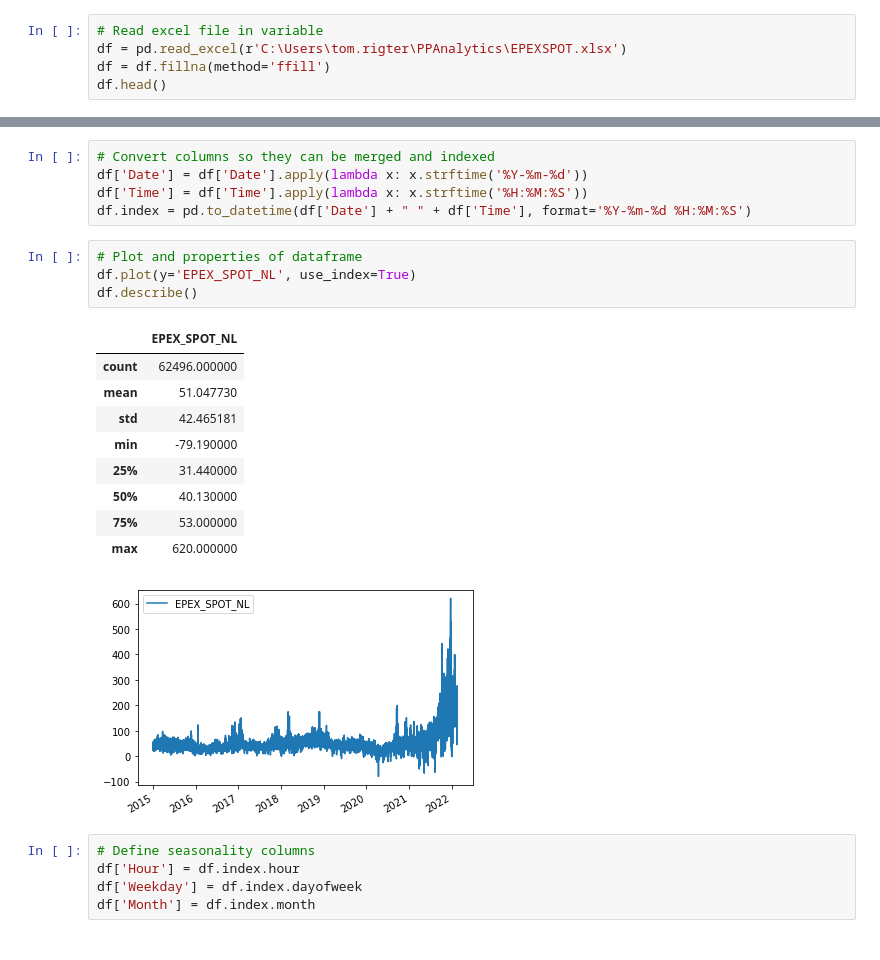
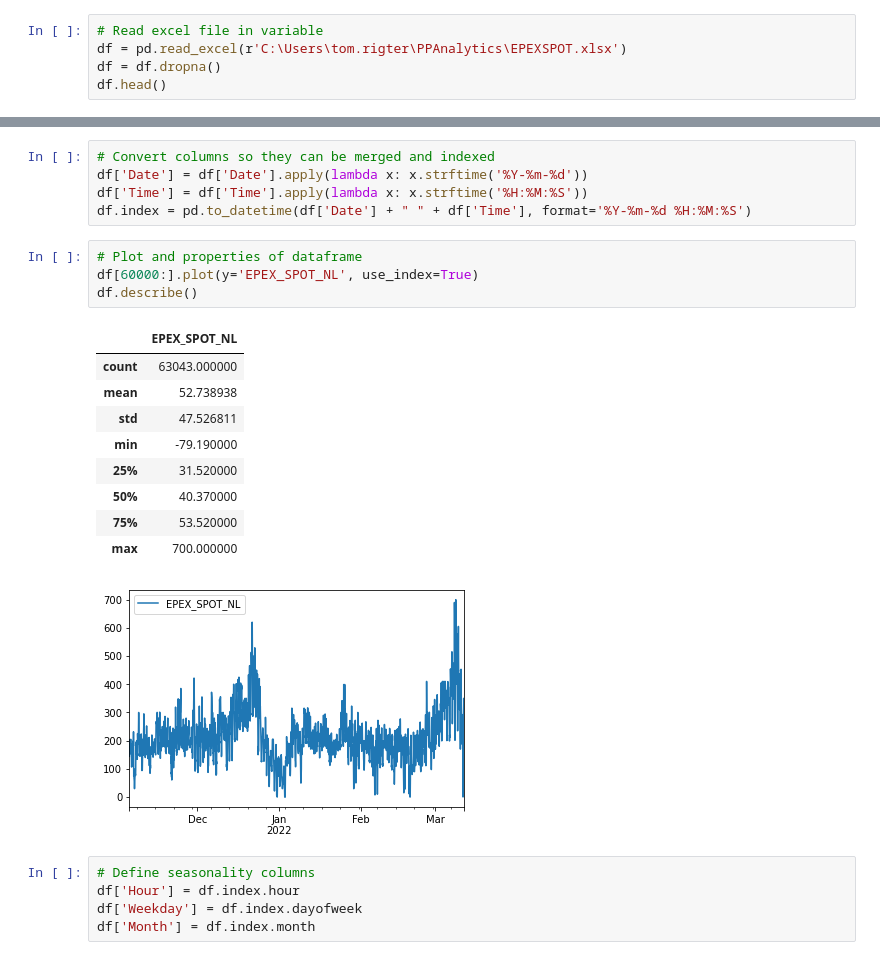
Before and after one commit to tomrigt/PPAnalytics, a Jupyter notebook: ML_epex.ipynb, the cells around one changed output, grey strips where cells are left out. Saved outputs shown, nothing was run; the diff lists cells and outputs as text.

```diff
--- a/ML_epex.ipynb
+++ b/ML_epex.ipynb
@@ -8,7 +9,7 @@ import seaborn as sns
 # %%
 # Read excel file in variable
 df = pd.read_excel(r'C:\Users\tom.rigter\PPAnalytics\EPEXSPOT.xlsx')
-df = df.fillna(method='ffill')
+df = df.dropna()
 df.head()
 # %% [output]
 |  | Date | Time | EPEX_SPOT_NL |
@@ -24,19 +25,19 @@ df['Time'] = df['Time'].apply(lambda x: x.strftime('%H:%M:%S'))
 df.index = pd.to_datetime(df['Date'] + " " + df['Time'], format='%Y-%m-%d %H:%M:%S')
 # %%
 # Plot and properties of dataframe
-df.plot(y='EPEX_SPOT_NL', use_index=True)
+df[60000:].plot(y='EPEX_SPOT_NL', use_index=True)
 df.describe()
 # %% [output]
 |  | EPEX_SPOT_NL |
-| count | 62496.000000 |
-| mean | 51.047730 |
-| std | 42.465181 |
+| count | 63043.000000 |
+| mean | 52.738938 |
+| std | 47.526811 |
 | min | -79.190000 |
-| 25% | 31.440000 |
-| 50% | 40.130000 |
-| 75% | 53.000000 |
-| max | 620.000000 |
+| 25% | 31.520000 |
+| 50% | 40.370000 |
+| 75% | 53.520000 |
+| max | 700.000000 |
-[figure, old version]
+[figure, new version]
 # %%
 # Define seasonality columns
 df['Hour'] = df.index.hour
```
Also changed, not shown: parts of 18 cells of this notebook.
